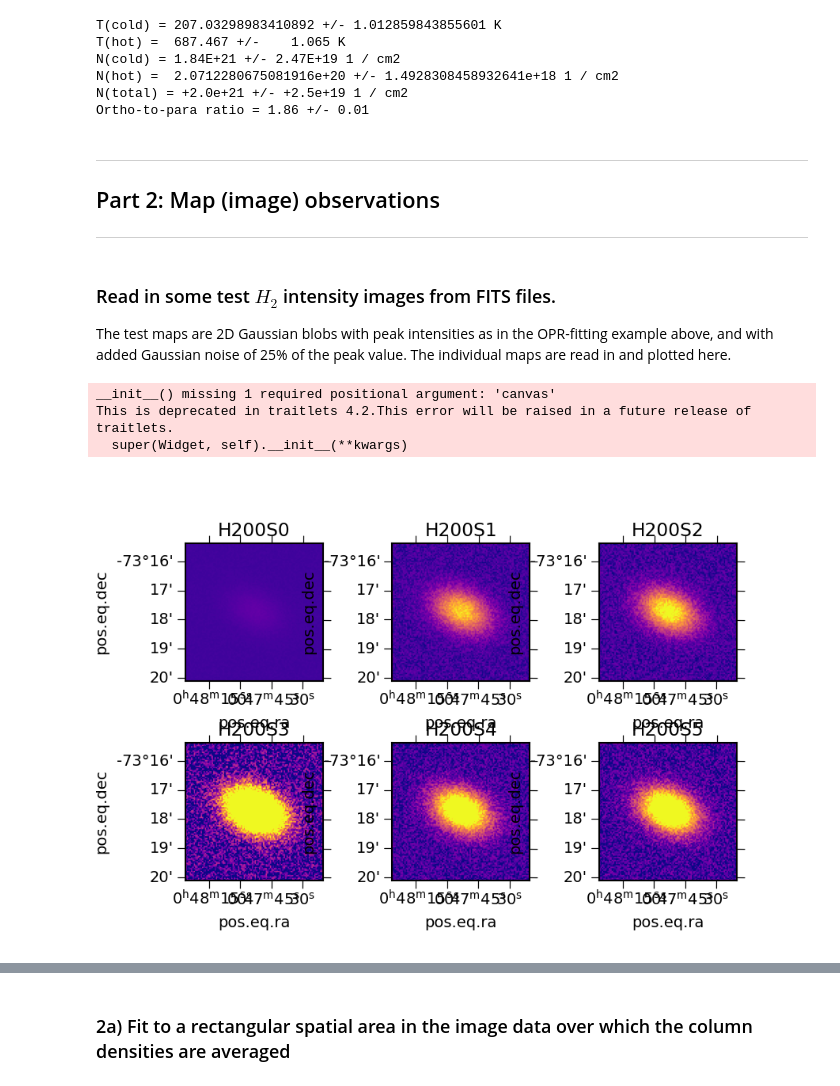
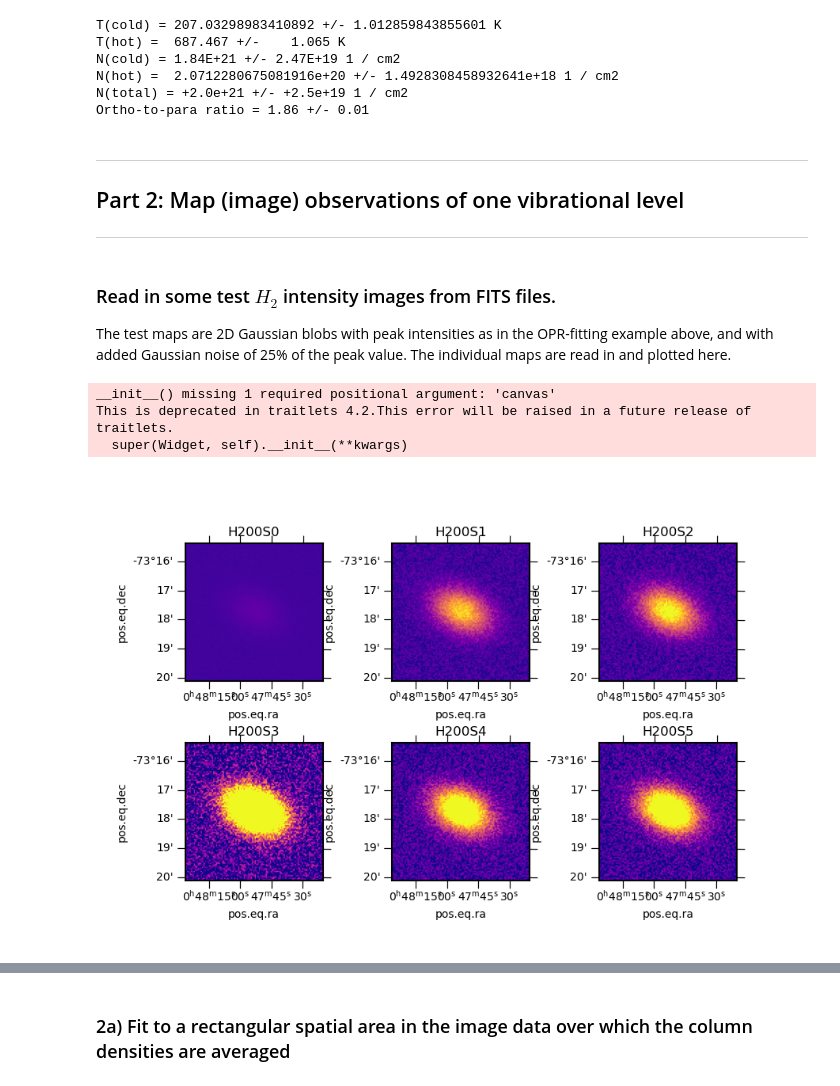
Before and after one commit to mpound/pdrtpy-nb, a Jupyter notebook: notebooks/PDRT_Example_H2_Excitation.ipynb, the cells around one changed output, grey strips where cells are left out. Cells and saved outputs as stored; diff of their text form; code cells hidden in the pictures.

```diff
--- a/notebooks/PDRT_Example_H2_Excitation.ipynb
+++ b/notebooks/PDRT_Example_H2_Excitation.ipynb
@@ -132,0 +136,2 @@ This is deprecated in traitlets 4.2.This error will be raised in a future releas
+# %%
+h.run(components=1)
@@ -132,0 +152,2 @@ This is deprecated in traitlets 4.2.This error will be raised in a future releas
+# %%
+h.run()
@@ -249,38 +273,38 @@ N(hot) =  2.0712280675081916e+20 +/- 1.4928308458932641e+18 1 / cm2
 N(total) = +2.0e+21 +/- +2.5e+19 1 / cm2
 Ortho-to-para ratio = 1.86 +/- 0.01
 # %% [markdown]
---------------------------------------
-## Part 2: Map (image) observations
---------------------------------------
+------------------------------------------------------------
+## Part 2: Map (image) observations of one vibrational level
+------------------------------------------------------------
 # %% [markdown]
 ### Read in some test $H_2$ intensity images from FITS files.
 The test maps are 2D Gaussian blobs with peak intensities as in the OPR-fitting example above, and with added Gaussian noise of 25% of the peak value.  The individual maps are read in and plotted here.
 # %%
 q = []
 nu = []
 for j in intensity:
     infile=f"../data/{j:s}_test_data.fits"
     m = Measurement.read(infile,identifier=j)
     q.append(m)
     nu.append(h.upper_colden(m,'cm-2'))
 # pick a single scale for all the plots
 vmin=q[1].data.min()
 vmax=q[1].data.max()
 
 fig,ax = plt.subplots(2,3,subplot_kw={'projection':q[0].wcs},figsize=(9,6))
 i = 0
 for a in ax:
     for b in a:
         b.imshow(q[i],origin="lower",vmin=vmin,vmax=vmax,cmap='plasma')
         b.set_title(q[i].id)
         i = i+1
-plt.rcParams['font.size'] = 10
+plt.rcParams['font.size'] = 8
 plt.subplots_adjust(wspace=0.5)
 # %% [output]
 __init__() missing 1 required positional argument: 'canvas'
 This is deprecated in traitlets 4.2.This error will be raised in a future release of traitlets.
   super(Widget, self).__init__(**kwargs)
-[figure, old version]
+[figure, new version]
 # %%
 fig,ax = plt.subplots(2,3,subplot_kw={'projection':q[0].wcs},figsize=(9,6))
 i = 0
```
Also changed, not shown: parts of 24 cells of this notebook, 6 other files.
